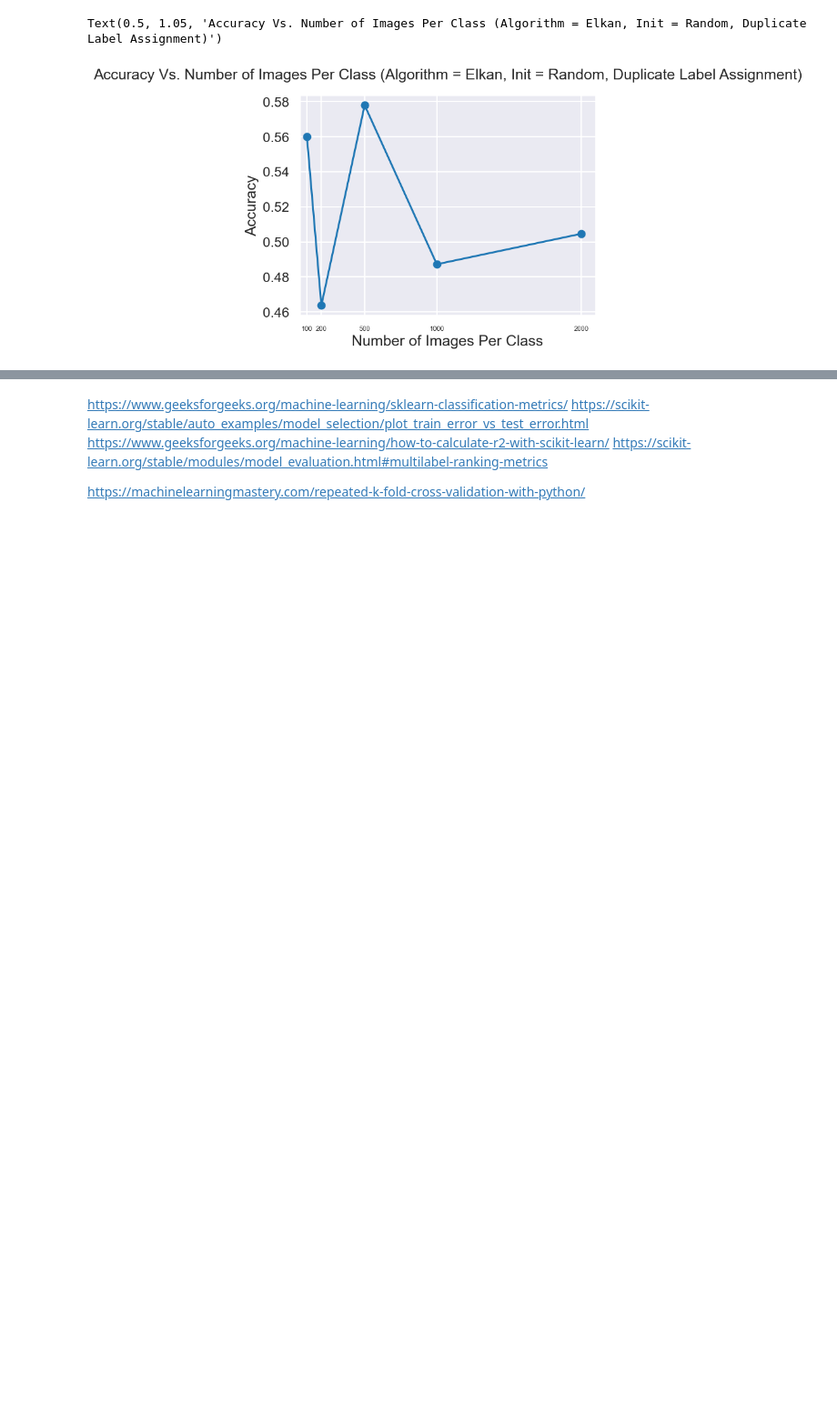
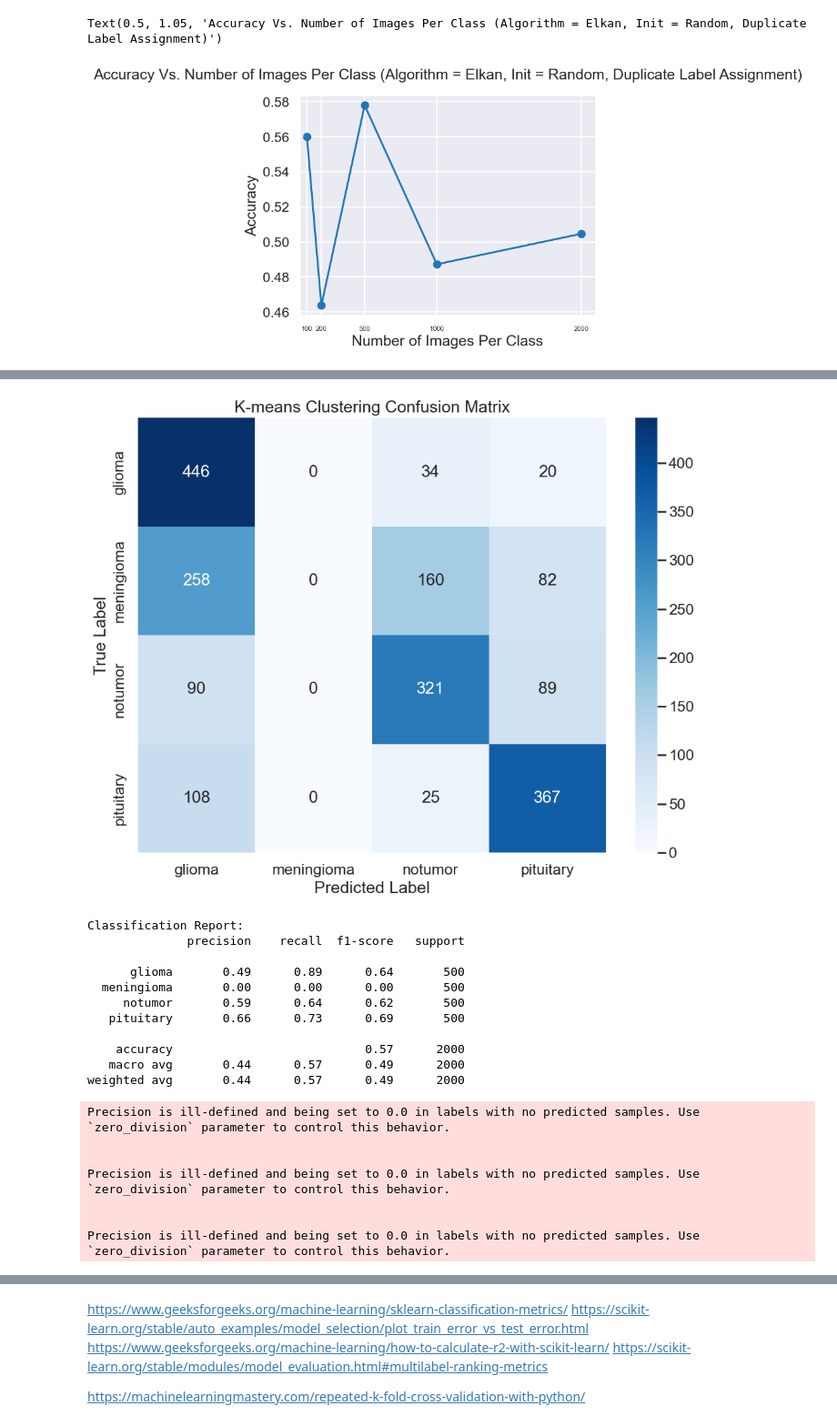
Before and after one commit to gilololol64/DataScienceProject, a Jupyter notebook: sample.ipynb, the cells around one changed output, grey strips where cells are left out. Shown at 91% size. Saved outputs shown, nothing was run; the diff lists cells and outputs as text; code cells hidden in the pictures; blank space fills up the shorter version.

```diff
--- a/sample.ipynb
+++ b/sample.ipynb
@@ -642 +710,41 @@ Precision is ill-defined and being set to 0.0 in labels with no predicted sample
+# %%
+from sklearn.metrics import confusion_matrix
+import seaborn as sns
+from sklearn.metrics import classification_report
+
+# Create confusion matrix
+cm = confusion_matrix(y, y_pred_mapped, labels=labels)
+
+# Plot confusion matrix
+plt.figure(figsize=(10, 8))
+sns.heatmap(cm, annot=True, fmt='d', cmap='Blues', xticklabels=labels, yticklabels=labels)
+plt.title('K-means Clustering Confusion Matrix')
+plt.ylabel('True Label')
+plt.xlabel('Predicted Label')
+plt.tight_layout()
+plt.show()
+
+# Print classification report
+print("\nClassification Report:")
+print(classification_report(y, y_pred_mapped, target_names=labels))
+# %% [output]
+[figure, added]
+Classification Report:
+              precision    recall  f1-score   support
+
+      glioma       0.49      0.89      0.64       500
+  meningioma       0.00      0.00      0.00       500
+     notumor       0.59      0.64      0.62       500
+   pituitary       0.66      0.73      0.69       500
+
+    accuracy                           0.57      2000
+   macro avg       0.44      0.57      0.49      2000
+weighted avg       0.44      0.57      0.49      2000
+Precision is ill-defined and being set to 0.0 in labels with no predicted samples. Use `zero_division` parameter to control this behavior.
+
+
+Precision is ill-defined and being set to 0.0 in labels with no predicted samples. Use `zero_division` parameter to control this behavior.
+
+
+Precision is ill-defined and being set to 0.0 in labels with no predicted samples. Use `zero_division` parameter to control this behavior.
 # %%
```
Also changed, not shown: parts of 11 cells of this notebook.
